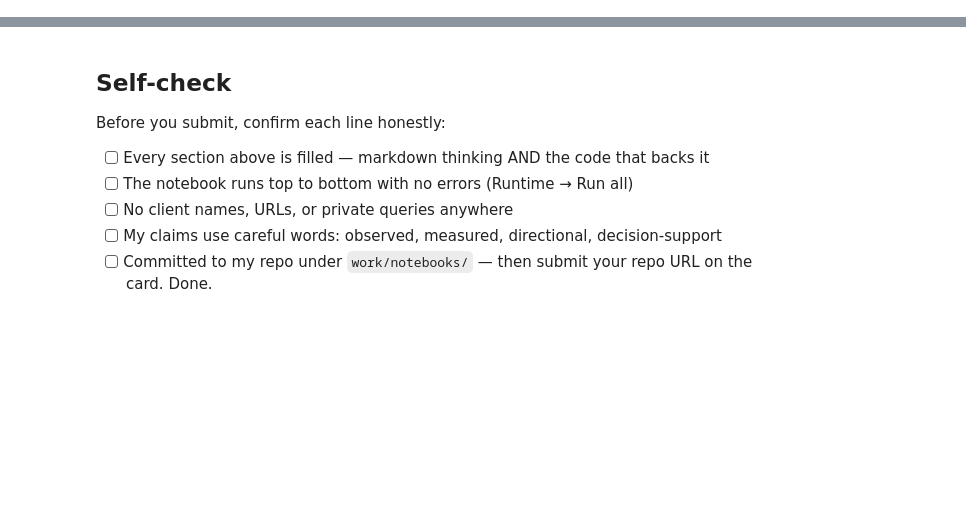
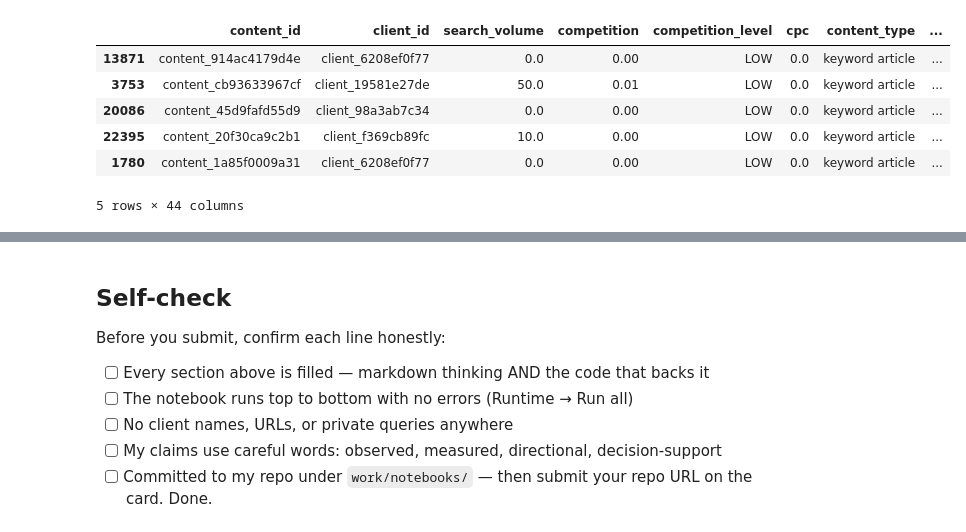
Before and after one commit to Emmamems18/flyrank-ml-internship-my-submission-assignment1, a Jupyter notebook: work/notebooks/w02_ml_task_framing.ipynb, the cells around one changed output, grey strips where cells are left out. Drawn from its saved outputs; the diff is of its cells as text; code cells hidden in the pictures; blank space fills up the shorter version.

```diff
--- a/work/notebooks/w02_ml_task_framing.ipynb
+++ b/work/notebooks/w02_ml_task_framing.ipynb
@@ -12,0 +9,17 @@ This skeleton is yours to fill. Work the sections **in order** — each one has
+# %%
+import os, sys, subprocess
+
+IN_COLAB = "google.colab" in sys.modules
+REPO_URL = "https://github.com/flyrank-bih/flyrank-ml-internship-starter"
+REPO_DIR = "flyrank-ml-internship-starter"
+
+if IN_COLAB:
+    if not os.path.isdir(REPO_DIR):
+        subprocess.run(["git", "clone", "--depth", "1", REPO_URL, REPO_DIR], check=True)
+    os.chdir(REPO_DIR)
+    subprocess.run([sys.executable, "-m", "pip", "install", "-q", "-r", "requirements.txt"], check=True)
+elif os.path.basename(os.getcwd()) == "notebooks":
+    os.chdir("..")
+
+import pandas as pd, numpy as np
+df = pd.read_csv("data/raw/content_refresh_anonymized.csv")
@@ -12,0 +46,10 @@ This skeleton is yours to fill. Work the sections **in order** — each one has
+# %%
+df.sample(5)
+# %% [output]
+|  | content_id | client_id | search_volume | competition | competition_level | cpc | content_type | ... |
+| 13871 | content_914ac4179d4e | client_6208ef0f77 | 0.0 | 0.00 | LOW | 0.0 | keyword article | ... |
+| 3753 | content_cb93633967cf | client_19581e27de | 50.0 | 0.01 | LOW | 0.0 | keyword article | ... |
+| 20086 | content_45d9fafd55d9 | client_98a3ab7c34 | 0.0 | 0.00 | LOW | 0.0 | keyword article | ... |
+| 22395 | content_20f30ca9c2b1 | client_f369cb89fc | 10.0 | 0.00 | LOW | 0.0 | keyword article | ... |
+| 1780 | content_1a85f0009a31 | client_6208ef0f77 | 0.0 | 0.00 | LOW | 0.0 | keyword article | ... |
+5 rows × 44 columns
```
Also changed, not shown: parts of 20 cells of this notebook.
